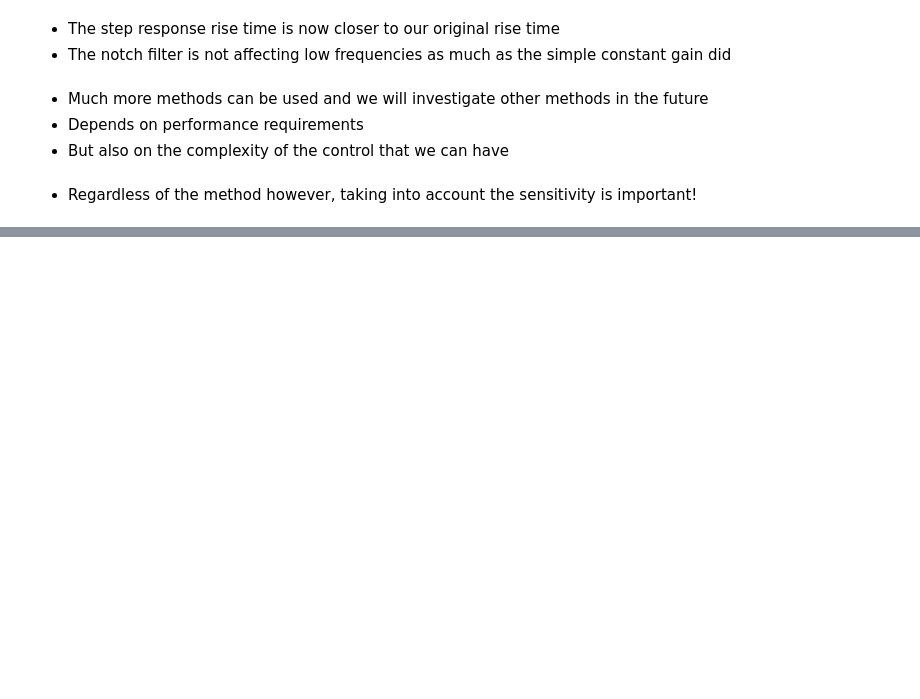
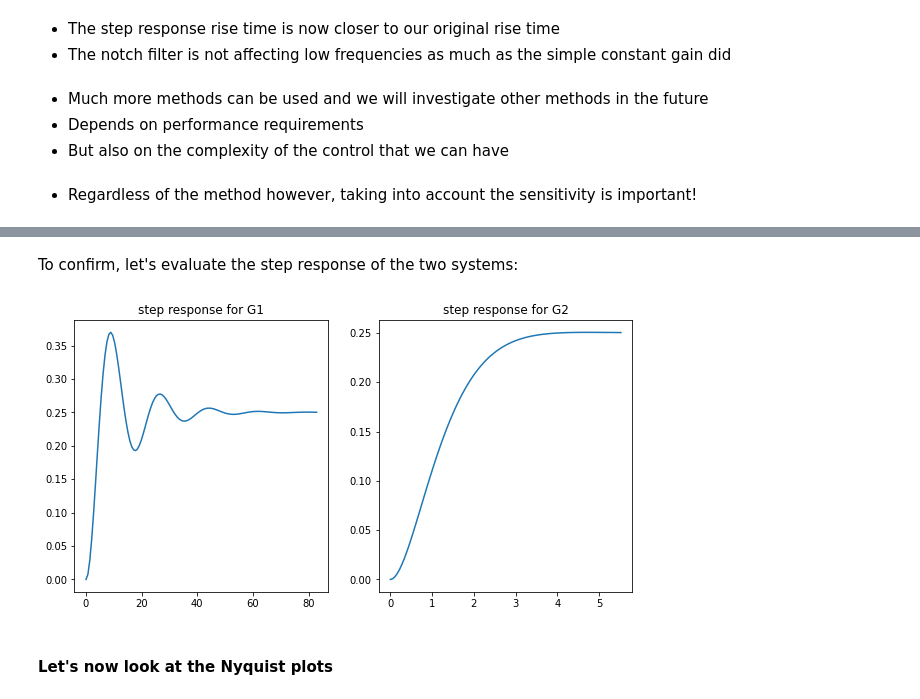
Before and after one commit to andreamunafo/classical_control_theory, a Jupyter notebook: 12_Stability_Margins.ipynb, the cells around one changed output, grey strips where cells are left out. Saved outputs shown, nothing was run; the diff lists cells and outputs as text; code cells hidden in the pictures; blank space fills up the shorter version.

Commit message:
Update notebook with commens on Nyquist

```diff
--- a/12_Stability_Margins.ipynb
+++ b/12_Stability_Margins.ipynb
@@ -557,0 +603,16 @@ plt.grid();
+# %% [markdown]
+To confirm, let's evaluate the step response of the two systems:
+# %%
+# Step response
+t1, y1 = control.step_response(G1)
+t2, y2 = control.step_response(G2)
+
+fig, axs = plt.subplots(1, 2, figsize=(10, 5))
+axs[0].plot(t1, y1)
+axs[0].set_title('step response for G1')
+axs[1].plot(t2, y2)
+axs[1].set_title('step response for G2');
+# %% [output]
+[figure, added]
+# %% [markdown]
+#### Let's now look at the Nyquist plots
```
Also changed, not shown: parts of 22 cells of this notebook, 1 other file.
